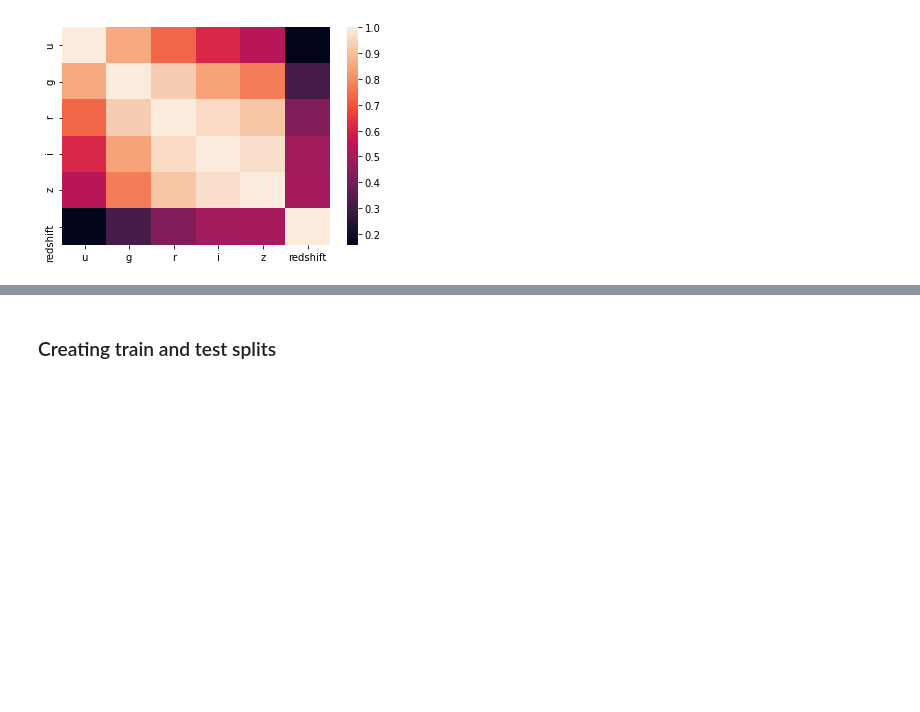
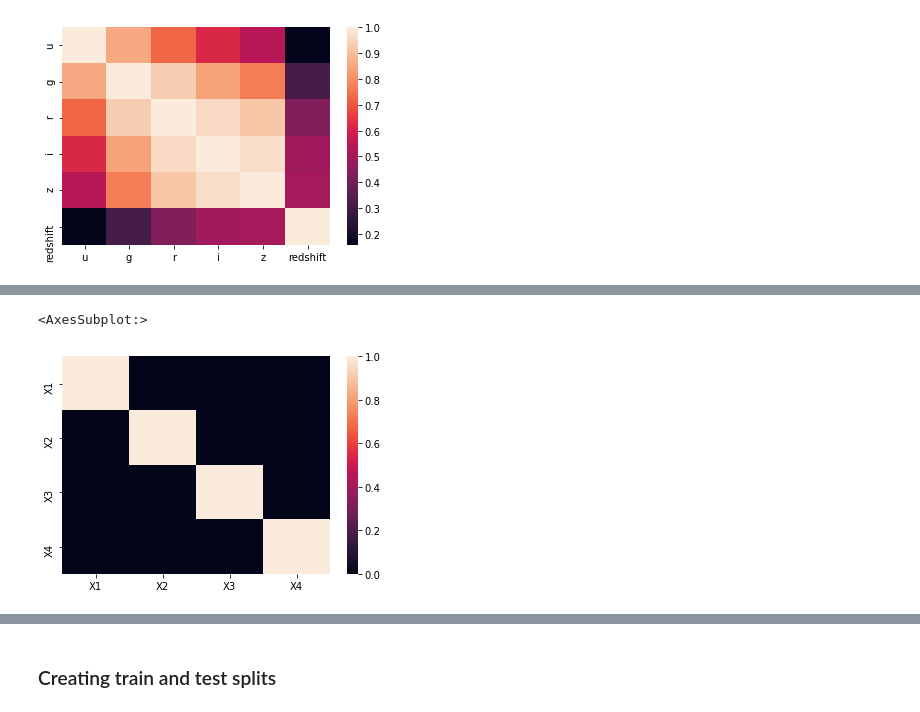
Before and after one commit to harshbaberwal21/Stellar-Classification, a Jupyter notebook: Modeling.ipynb, the cells around one changed output, grey strips where cells are left out. Saved outputs shown, nothing was run; the diff lists cells and outputs as text; code cells hidden in the pictures; blank space fills up the shorter version.

```diff
--- a/Modeling.ipynb
+++ b/Modeling.ipynb
@@ -184,0 +160,3 @@ memory usage: 3.4 MB
+# %%
+## Adding class col to the PCA transformed features array
+stellar_transformed_1 = np.concatenate((stellar_transformed, np.array(class_var).reshape(-1 , 1)), 1)
@@ -184,0 +168,7 @@ memory usage: 3.4 MB
+# %%
+## Creating a dataframe for modeling
+stellar_transformed_2 = pd.DataFrame(\
+                                     stellar_transformed_1, \
+                                     columns = ["X" + str(x) for x in range(1,5)]+["Class"]\
+                                    )
+stellar_transformed_2.info()
@@ -184,0 +188,6 @@ memory usage: 3.4 MB
+# %%
+## Checking again for multicllinearity (all correlations would be almost 0)
+sns.heatmap(stellar_transformed_2.loc[:,["X1", "X2", "X3", "X4"]].astype("float32").corr())
+# %% [output]
+<AxesSubplot:>
+[figure, added]
```
Also changed, not shown: parts of 56 cells of this notebook, 3 other files.
